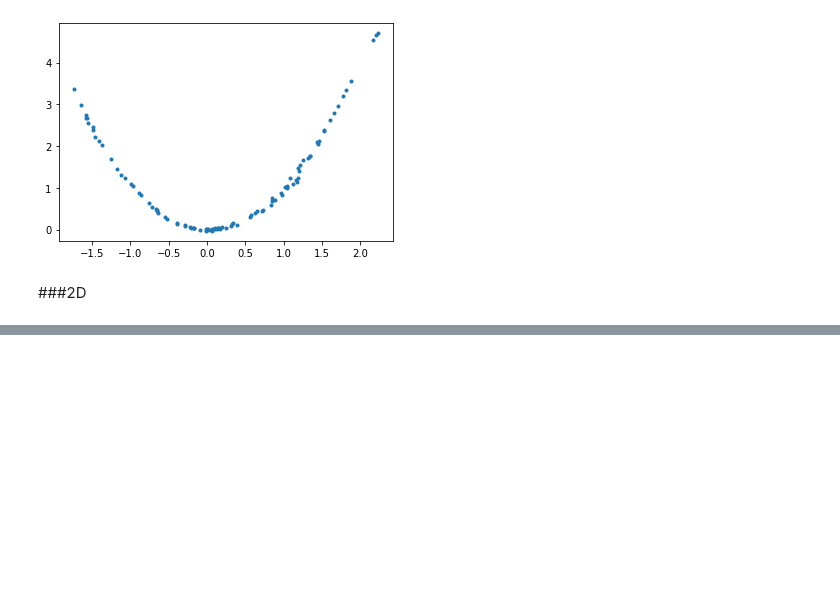
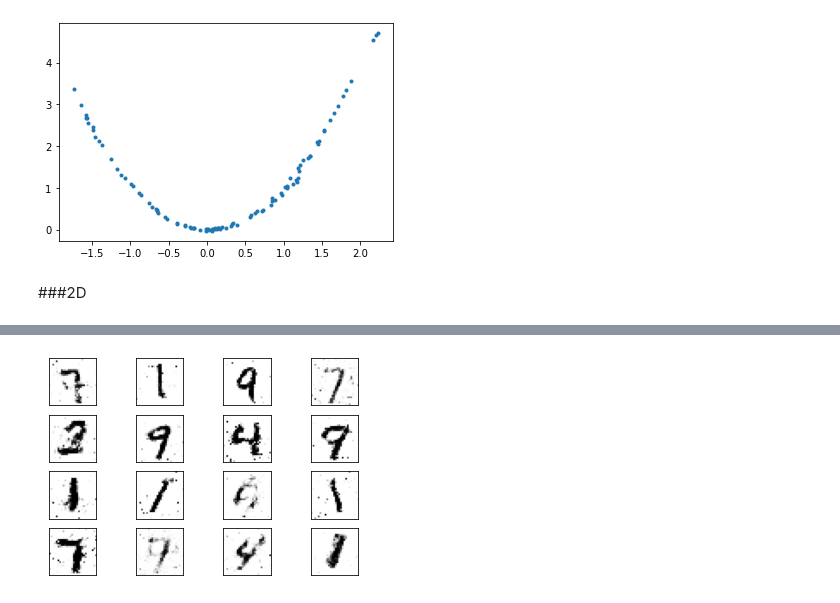
Before and after one commit to beifa/HOWTO_GANS, a Jupyter notebook: book_HOWTO_GANS.ipynb, the cells around one changed output, grey strips where cells are left out. Saved outputs shown, nothing was run; the diff lists cells and outputs as text; code cells hidden in the pictures; blank space fills up the shorter version.

```diff
--- a/book_HOWTO_GANS.ipynb
+++ b/book_HOWTO_GANS.ipynb
@@ -168,7 +188,7 @@ class Desc_r(nn.Module):
     def __init__(self, input: int):
         super().__init__()
         self.model = nn.Sequential(
-            nn.Linear(2, 128),
+            nn.Linear(input, 128),
             nn.ReLU(),
             nn.Linear(128, 64),
             nn.ReLU(),
@@ -190,7 +210,7 @@ class Gener_r(nn.Module):
     def __init__(self, input: int):
         super().__init__()
         self.model = nn.Sequential(
-            nn.Linear(2, 32),
+            nn.Linear(input, 32),
             nn.ReLU(),
             nn.Linear(32, 12),
             nn.ReLU(),
@@ -282,0 +458,13 @@ plt.plot(generated_samples[:, 0], generated_samples[:, 1], ".")
+# %%
+with torch.no_grad():
+    latent_space_samples = torch.randn(batch_size, 100).to(device=device)
+    generated_samples = generator(latent_space_samples)
+# %%
+generated_samples = generated_samples.cpu().detach()
+for i in range(16):
+    ax = plt.subplot(4, 4, i + 1)
+    plt.imshow(generated_samples[i].reshape(28, 28), cmap="gray_r")
+    plt.xticks([])
+    plt.yticks([])
+# %% [output]
+[figure, added]
```
Also changed, not shown: parts of 6 cells of this notebook.
